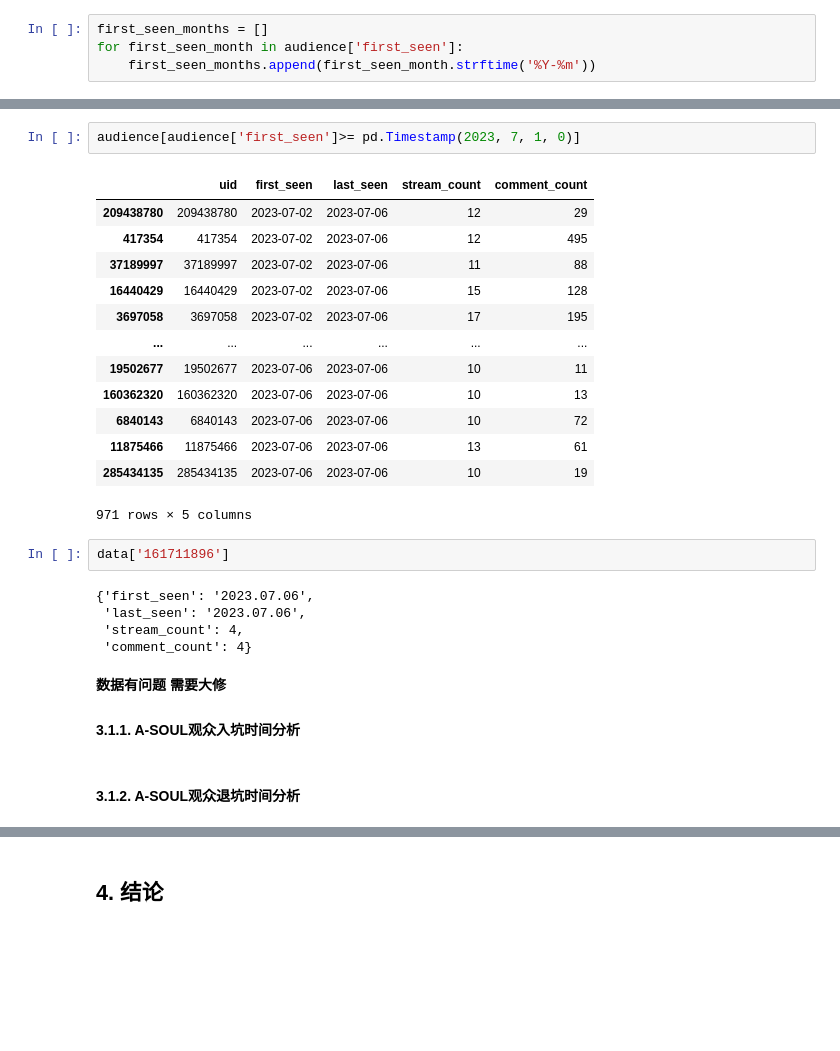
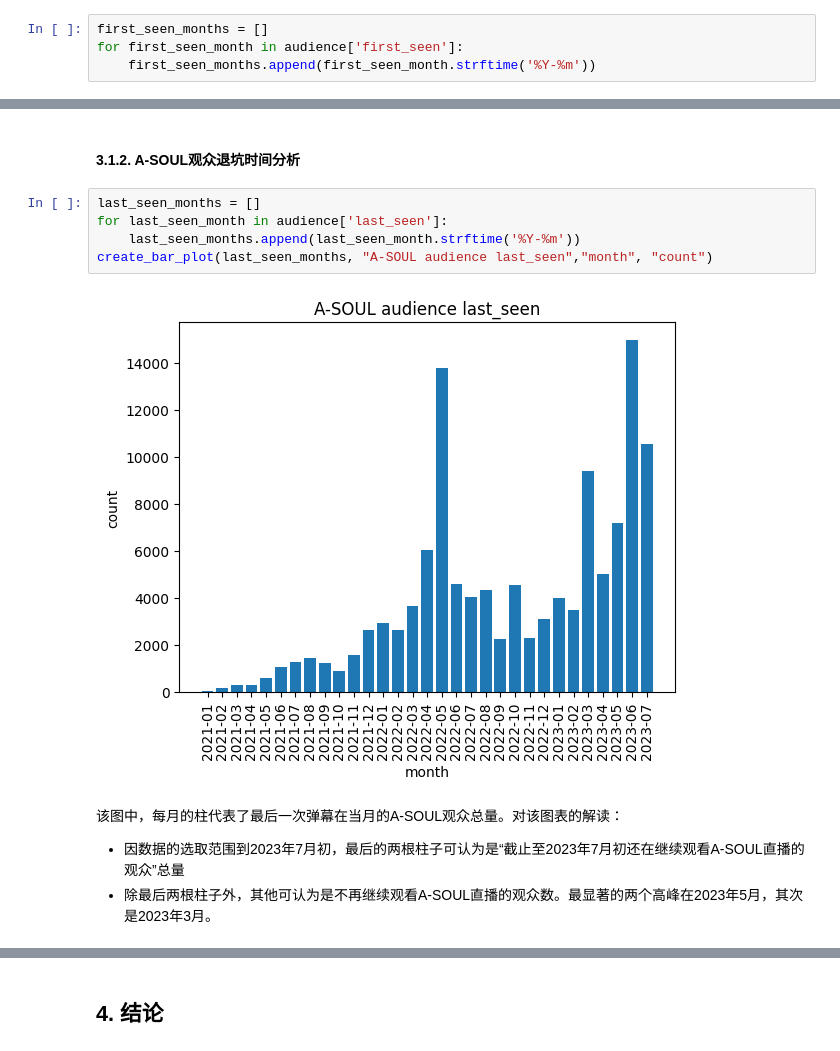
Before and after one commit to VictorAZ12/ZJStatistics2, a Jupyter notebook: analysis/Analysis.ipynb, the cells around one changed output, grey strips where cells are left out. Saved outputs shown, nothing was run; the diff lists cells and outputs as text; blank space fills up the shorter version.

```diff
--- a/analysis/Analysis.ipynb
+++ b/analysis/Analysis.ipynb
@@ -89,28 +110,13 @@ create_bar_plot(first_seen_months, "A-SOUL audience first_seen","month", "count"
-# %%
-audience[audience['first_seen']>= pd.Timestamp(2023, 7, 1, 0)]
-# %% [output]
-|  | uid | first_seen | last_seen | stream_count | comment_count |
-| 209438780 | 209438780 | 2023-07-02 | 2023-07-06 | 12 | 29 |
-| 417354 | 417354 | 2023-07-02 | 2023-07-06 | 12 | 495 |
-| 37189997 | 37189997 | 2023-07-02 | 2023-07-06 | 11 | 88 |
-| 16440429 | 16440429 | 2023-07-02 | 2023-07-06 | 15 | 128 |
-| 3697058 | 3697058 | 2023-07-02 | 2023-07-06 | 17 | 195 |
-| ... | ... | ... | ... | ... | ... |
-| 19502677 | 19502677 | 2023-07-06 | 2023-07-06 | 10 | 11 |
-| 160362320 | 160362320 | 2023-07-06 | 2023-07-06 | 10 | 13 |
-| 6840143 | 6840143 | 2023-07-06 | 2023-07-06 | 10 | 72 |
-| 11875466 | 11875466 | 2023-07-06 | 2023-07-06 | 13 | 61 |
-| 285434135 | 285434135 | 2023-07-06 | 2023-07-06 | 10 | 19 |
-971 rows × 5 columns
-# %%
-data['161711896']
-# %% [output]
-{'first_seen': '2023.07.06',
- 'last_seen': '2023.07.06',
- 'stream_count': 4,
- 'comment_count': 4}
-# %% [markdown]
-**数据有问题 需要大修**
-#### 3.1.1. A-SOUL观众入坑时间分析
 # %% [markdown]
 #### 3.1.2. A-SOUL观众退坑时间分析
+# %%
+last_seen_months = []
+for last_seen_month in audience['last_seen']:
+    last_seen_months.append(last_seen_month.strftime('%Y-%m'))
+create_bar_plot(last_seen_months, "A-SOUL audience last_seen","month", "count")
+# %% [output]
+[figure, added]
+# %% [markdown]
+该图中，每月的柱代表了最后一次弹幕在当月的A-SOUL观众总量。对该图表的解读：
+- 因数据的选取范围到2023年7月初，最后的两根柱子可认为是“截止至2023年7月初还在继续观看A-SOUL直播的观众”总量
+- 除最后两根柱子外，其他可认为是不再继续观看A-SOUL直播的观众数。最显著的两个高峰在2023年5月，其次是2023年3月。
```
Also changed, not shown: parts of 33 cells of this notebook, 5 other files.
